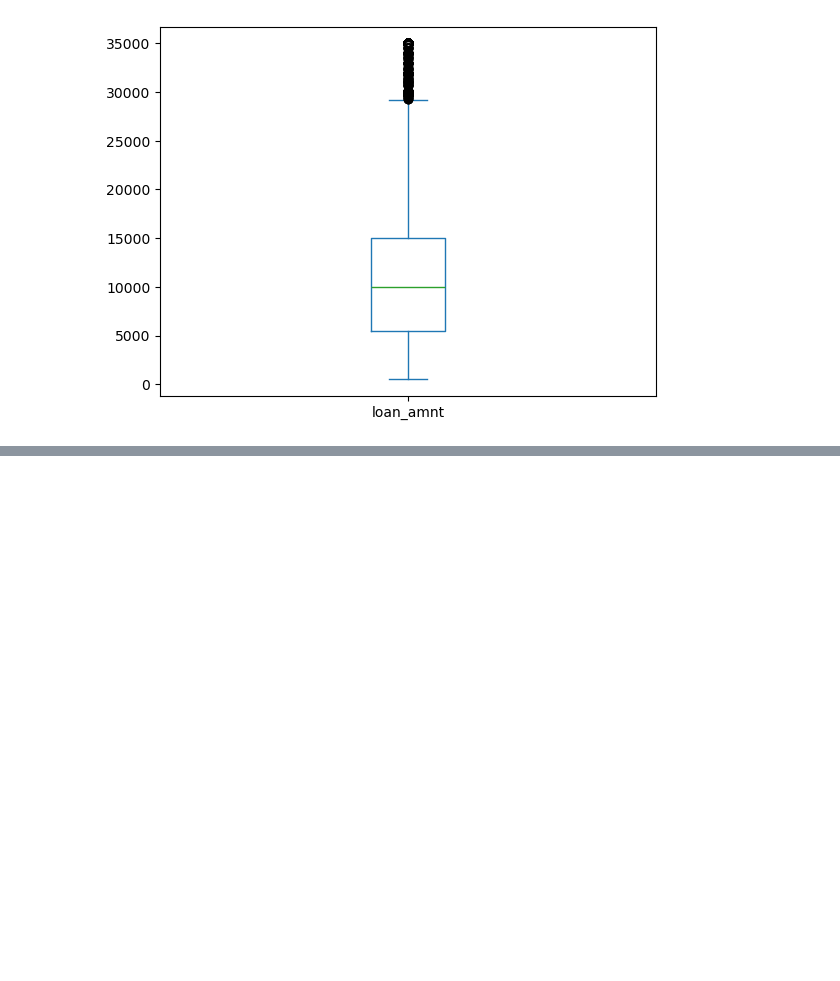
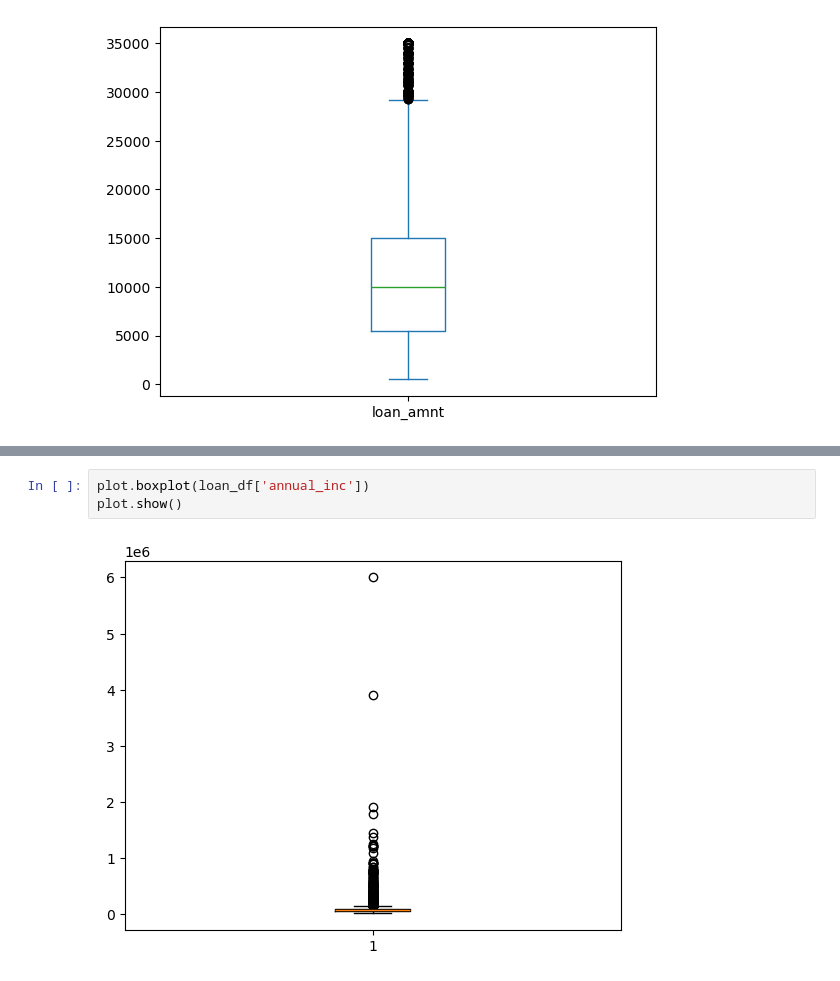
Before and after one commit to supriyaKU23/LendingClubCaseStudy, a Jupyter notebook: Supriya_Uppala.ipynb, the cells around one changed output, grey strips where cells are left out. Drawn from its saved outputs; the diff is of its cells as text; blank space fills up the shorter version.

```diff
--- a/Supriya_Uppala.ipynb
+++ b/Supriya_Uppala.ipynb
@@ -532,0 +546,5 @@ Name: loan_amnt, dtype: float64
+# %%
+plot.boxplot(loan_df['annual_inc'])
+plot.show()
+# %% [output]
+[figure, added]
```
Also changed, not shown: parts of 67 cells of this notebook.
